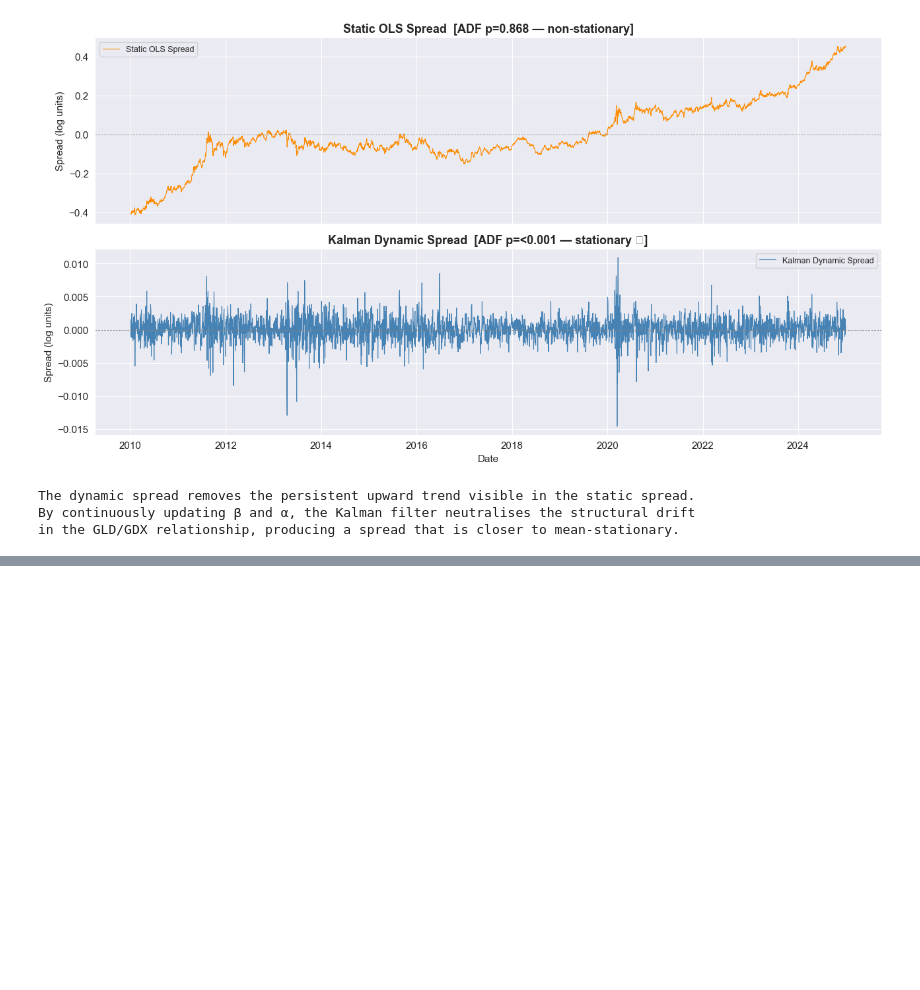
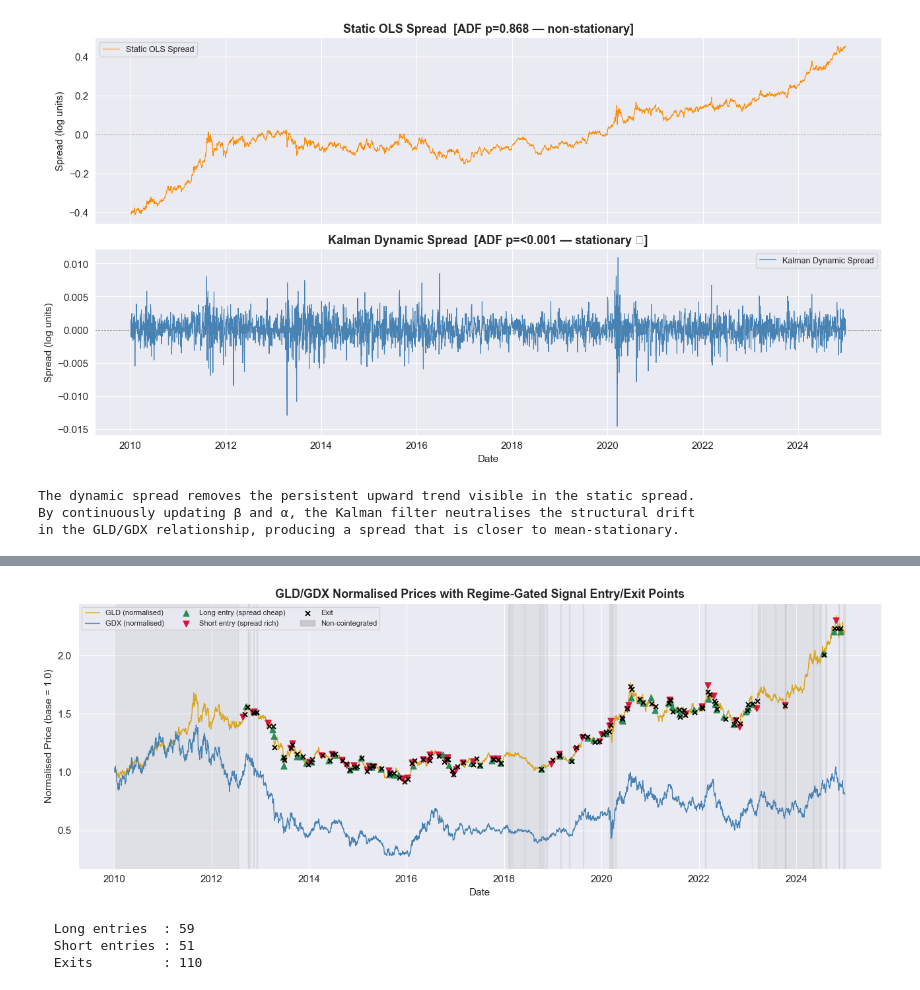
Before and after one commit to abhikapu6/quantProject, a Jupyter notebook: notebook.ipynb, the cells around one changed output, grey strips where cells are left out. Drawn from its saved outputs; the diff is of its cells as text; code cells hidden in the pictures; blank space fills up the shorter version.

```diff
--- a/notebook.ipynb
+++ b/notebook.ipynb
@@ -1334,0 +1481,54 @@ in the GLD/GDX relationship, producing a spread that is closer to mean-stationar
+# %%
+# --- Plot 2: Entry/Exit markers on normalized price chart ---
+
+norm_gld = df['GLD_adj'] / df['GLD_adj'].iloc[0]
+norm_gdx = df['GDX_adj'] / df['GDX_adj'].iloc[0]
+
+# Identify entries and exits from position changes
+pos_changes = position.diff().fillna(position)
+long_entries  = position.index[(pos_changes > 0) & (position == 1)]
+short_entries = position.index[(pos_changes < 0) & (position == -1)]
+exits         = position.index[(pos_changes != 0) & (position == 0)]
+
+fig, ax = plt.subplots(figsize=(13, 5))
+
+# Shade non-cointegrated periods
+in_grey = False
+for date in coint_gate.index:
+    active = coint_gate.get(date, np.nan)
+    if pd.isna(active) or active >= 0.05:
+        if not in_grey: grey_start = date; in_grey = True
+    else:
+        if in_grey: ax.axvspan(grey_start, date, alpha=0.10, color='grey'); in_grey = False
+if in_grey:
+    ax.axvspan(grey_start, coint_gate.index[-1], alpha=0.10, color='grey')
+
+ax.plot(norm_gld.index, norm_gld, color='goldenrod',  linewidth=1.0, label='GLD (normalised)')
+ax.plot(norm_gdx.index, norm_gdx, color='steelblue',  linewidth=1.0, label='GDX (normalised)')
+
+# Entry/exit markers — only in active windows
+ax.scatter(long_entries,  norm_gld.reindex(long_entries),
+           marker='^', color='seagreen', s=40, zorder=5, label='Long entry (spread cheap)')
+ax.scatter(short_entries, norm_gld.reindex(short_entries),
+           marker='v', color='crimson',  s=40, zorder=5, label='Short entry (spread rich)')
+ax.scatter(exits,         norm_gld.reindex(exits),
+           marker='x', color='black',   s=25, zorder=5, label='Exit')
+
+ax.set_title('GLD/GDX Normalised Prices with Regime-Gated Signal Entry/Exit Points',
+             fontweight='bold')
+ax.set_xlabel('Date')
+ax.set_ylabel('Normalised Price (base = 1.0)')
+handles, labels = ax.get_legend_handles_labels()
+ax.legend(handles + [grey_patch], labels + ['Non-cointegrated'], fontsize=8, ncol=3)
+plt.tight_layout()
+plt.savefig('data/plot_signals_on_prices.png', dpi=150)
+plt.show()
+
+print(f"  Long entries  : {len(long_entries)}")
+print(f"  Short entries : {len(short_entries)}")
+print(f"  Exits         : {len(exits)}")
+# %% [output]
+[figure, added]
+  Long entries  : 59
+  Short entries : 51
+  Exits         : 110
```
Also changed, not shown: parts of 9 cells of this notebook, 16 other files.
